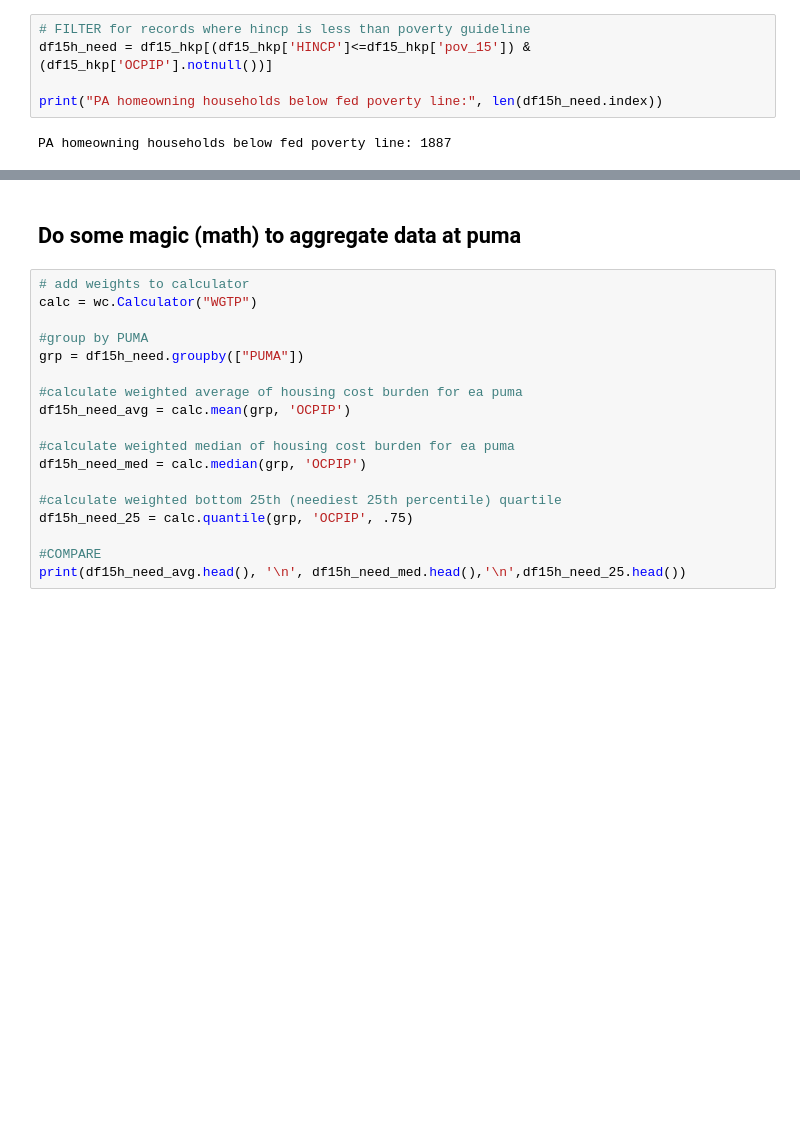
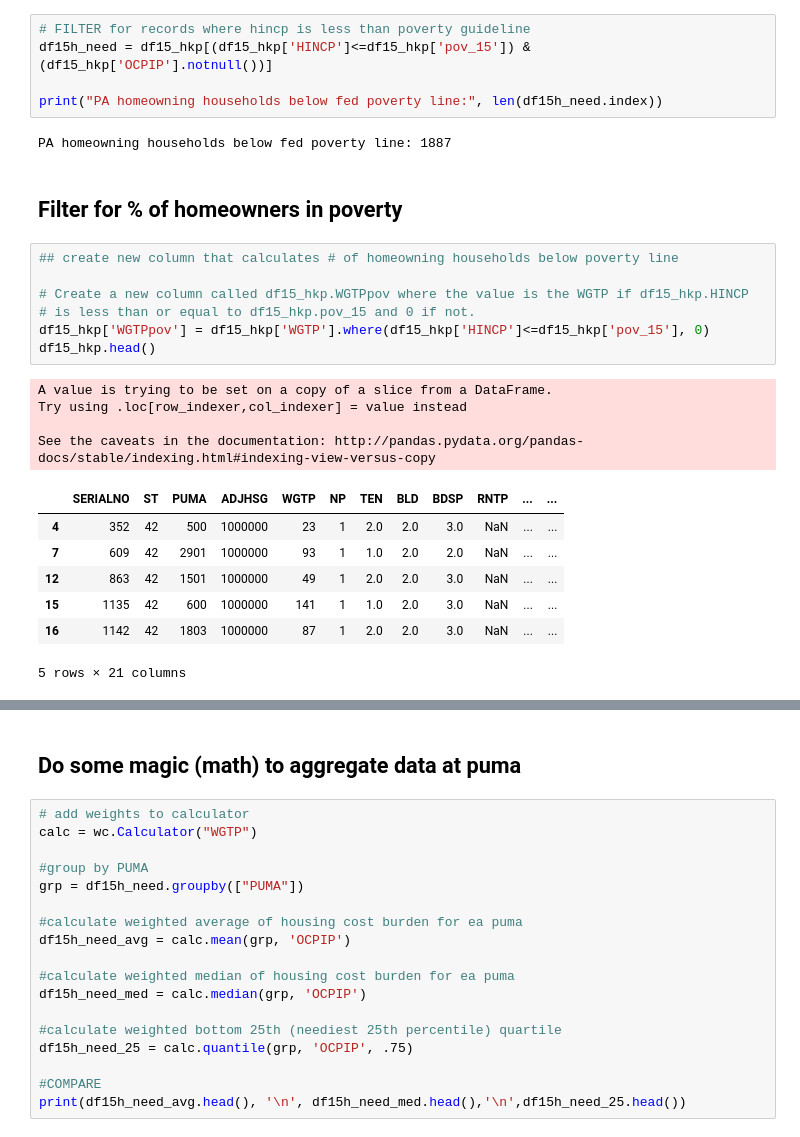
Before and after one commit to epkh/bigdataproject, a Jupyter notebook: acs15_1yr_poverty_income.ipynb, the cells around one changed output, grey strips where cells are left out. Cells and saved outputs as stored; diff of their text form; blank space fills up the shorter version.

```diff
--- a/acs15_1yr_poverty_income.ipynb
+++ b/acs15_1yr_poverty_income.ipynb
@@ -261,3 +314,24 @@ df15h_need = df15_hkp[(df15_hkp['HINCP']<=df15_hkp['pov_15']) & (df15_hkp['OCPIP
 print("PA homeowning households below fed poverty line:", len(df15h_need.index))
 # %% [output]
 PA homeowning households below fed poverty line: 1887
+# %% [markdown]
+## Filter for % of homeowners in poverty
+# %%
+## create new column that calculates # of homeowning households below poverty line
+
+# Create a new column called df15_hkp.WGTPpov where the value is the WGTP if df15_hkp.HINCP
+# is less than or equal to df15_hkp.pov_15 and 0 if not.
+df15_hkp['WGTPpov'] = df15_hkp['WGTP'].where(df15_hkp['HINCP']<=df15_hkp['pov_15'], 0)
+df15_hkp.head()
+# %% [output]
+A value is trying to be set on a copy of a slice from a DataFrame.
+Try using .loc[row_indexer,col_indexer] = value instead
+
+See the caveats in the documentation: http://pandas.pydata.org/pandas-docs/stable/indexing.html#indexing-view-versus-copy
+|  | SERIALNO | ST | PUMA | ADJHSG | WGTP | NP | TEN | BLD | BDSP | RNTP | ... | ... |
+| 4 | 352 | 42 | 500 | 1000000 | 23 | 1 | 2.0 | 2.0 | 3.0 | NaN | ... | ... |
+| 7 | 609 | 42 | 2901 | 1000000 | 93 | 1 | 1.0 | 2.0 | 2.0 | NaN | ... | ... |
+| 12 | 863 | 42 | 1501 | 1000000 | 49 | 1 | 2.0 | 2.0 | 3.0 | NaN | ... | ... |
+| 15 | 1135 | 42 | 600 | 1000000 | 141 | 1 | 1.0 | 2.0 | 3.0 | NaN | ... | ... |
+| 16 | 1142 | 42 | 1803 | 1000000 | 87 | 1 | 2.0 | 2.0 | 3.0 | NaN | ... | ... |
+5 rows × 21 columns
```
Also changed, not shown: parts of 8 cells of this notebook, 2 other files.
